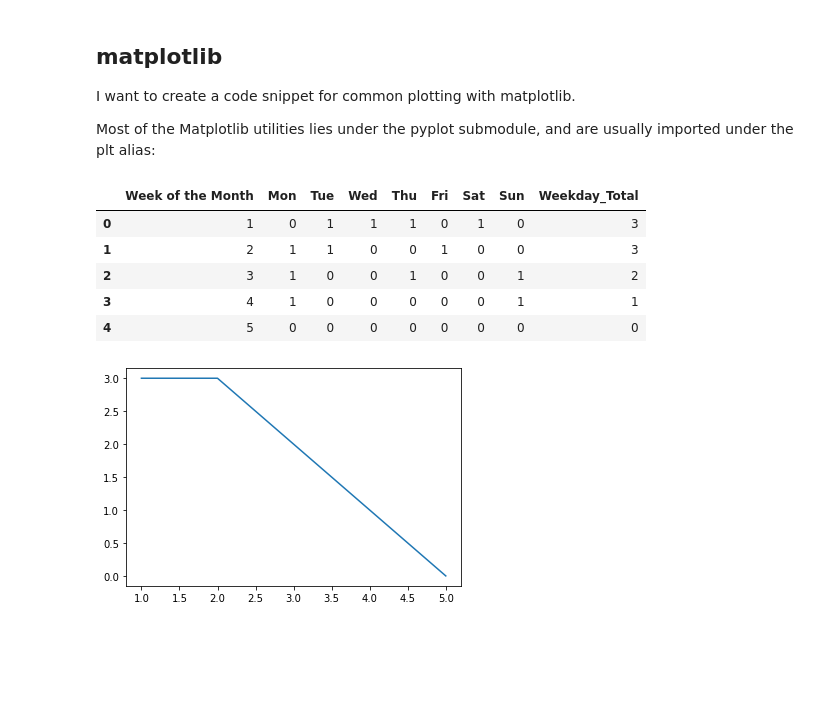
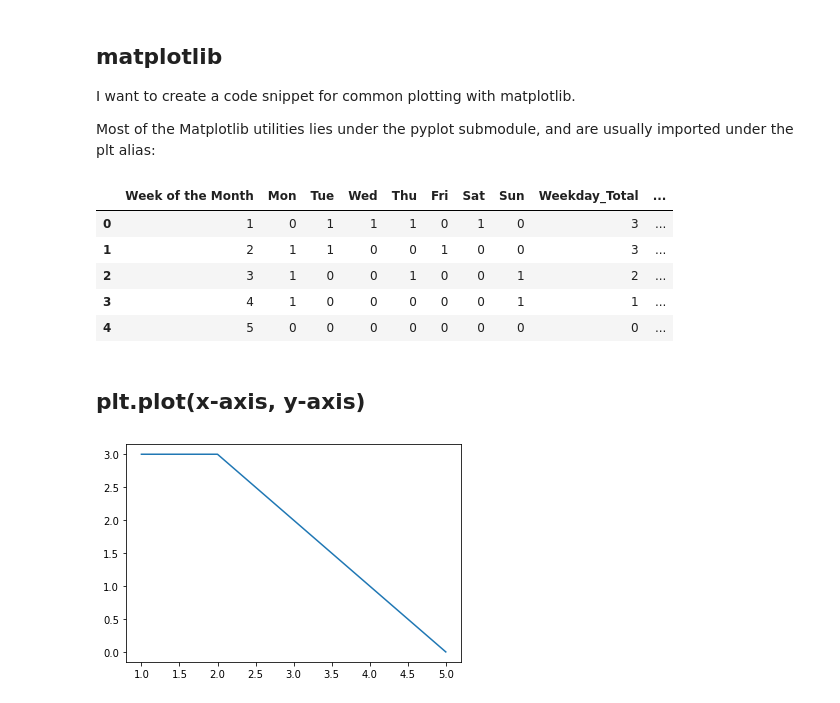
Before and after one commit to krystinli/Legoland, a Jupyter notebook: python/2022-03_Matplotlib.ipynb, the cells around one changed output. Cells and saved outputs as stored; diff of their text form; code cells hidden in the pictures; blank space fills up the shorter version.

```diff
--- a/python/2022-03_Matplotlib.ipynb
+++ b/python/2022-03_Matplotlib.ipynb
@@ -21,14 +21,17 @@ df=pd.DataFrame(
     columns=["Week of the Month","Mon","Tue","Wed","Thu","Fri","Sat","Sun"])
 # %%
 df["Weekday_Total"] = df["Mon"] + df["Tue"] + df["Wed"] + df["Thu"] + df["Fri"]
+df["Weekend_Total"] = df["Sat"] + df["Sun"]
 df
 # %% [output]
-|  | Week of the Month | Mon | Tue | Wed | Thu | Fri | Sat | Sun | Weekday_Total |
-| 0 | 1 | 0 | 1 | 1 | 1 | 0 | 1 | 0 | 3 |
-| 1 | 2 | 1 | 1 | 0 | 0 | 1 | 0 | 0 | 3 |
-| 2 | 3 | 1 | 0 | 0 | 1 | 0 | 0 | 1 | 2 |
-| 3 | 4 | 1 | 0 | 0 | 0 | 0 | 0 | 1 | 1 |
-| 4 | 5 | 0 | 0 | 0 | 0 | 0 | 0 | 0 | 0 |
+|  | Week of the Month | Mon | Tue | Wed | Thu | Fri | Sat | Sun | Weekday_Total | ... |
+| 0 | 1 | 0 | 1 | 1 | 1 | 0 | 1 | 0 | 3 | ... |
+| 1 | 2 | 1 | 1 | 0 | 0 | 1 | 0 | 0 | 3 | ... |
+| 2 | 3 | 1 | 0 | 0 | 1 | 0 | 0 | 1 | 2 | ... |
+| 3 | 4 | 1 | 0 | 0 | 0 | 0 | 0 | 1 | 1 | ... |
+| 4 | 5 | 0 | 0 | 0 | 0 | 0 | 0 | 0 | 0 | ... |
+# %% [markdown]
+## plt.plot(x-axis, y-axis)
 # %%
 plt.plot(
     df["Week of the Month"], # x-axis
```
Also changed, not shown: parts of 6 cells of this notebook.
